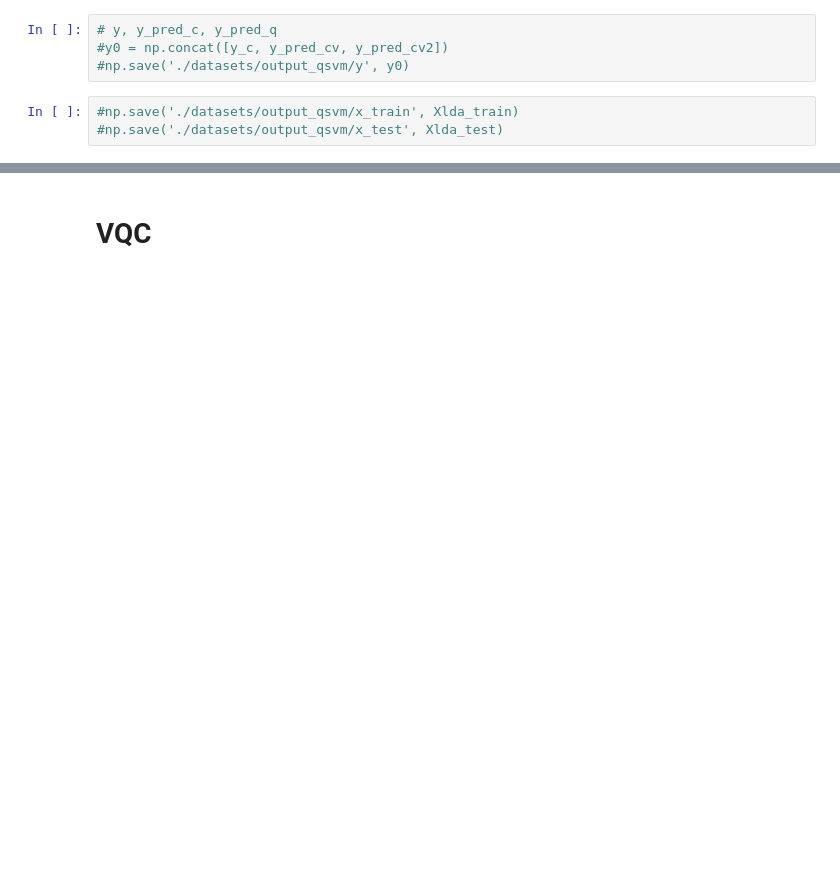
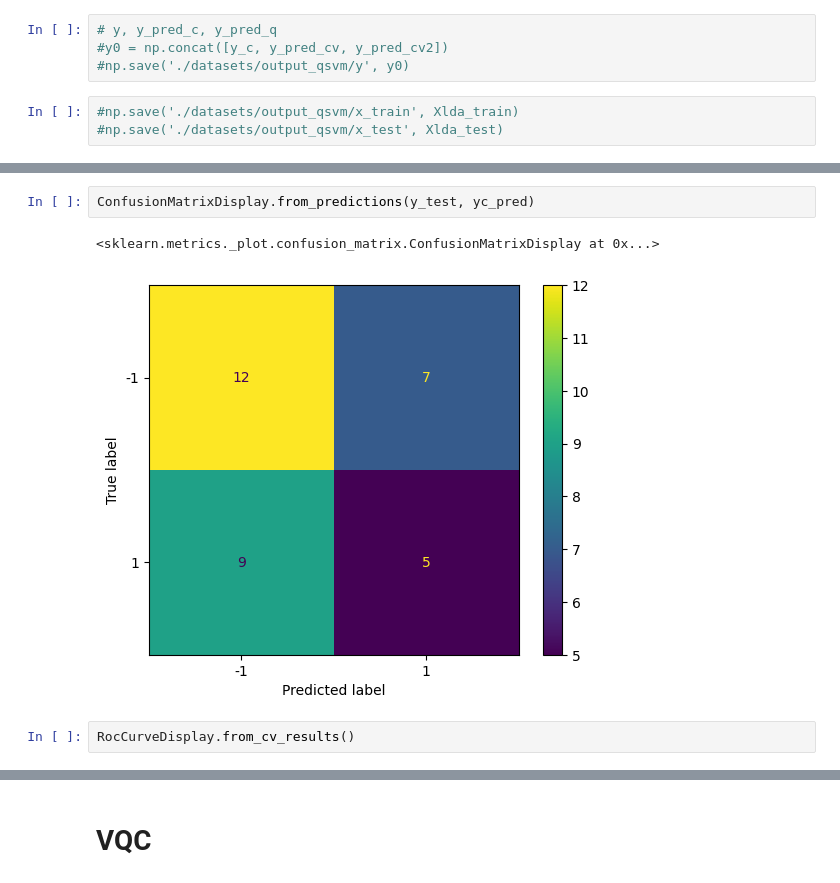
Before and after one commit to floatn/QML-for-finance, a Jupyter notebook: qml_qsvm.ipynb, the cells around one changed output, grey strips where cells are left out. Cells and saved outputs as stored; diff of their text form; blank space fills up the shorter version.

```diff
--- a/qml_qsvm.ipynb
+++ b/qml_qsvm.ipynb
@@ -2753,0 +2720,7 @@ RocCurveDisplay.from_predictions(y_test, y_score_q, ax=ax2)
+# %%
+ConfusionMatrixDisplay.from_predictions(y_test, yc_pred)
+# %% [output]
+<sklearn.metrics._plot.confusion_matrix.ConfusionMatrixDisplay at 0x...>
+[figure, added]
+# %%
+RocCurveDisplay.from_cv_results()
```
Also changed, not shown: parts of 64 cells of this notebook, 14 other files.
